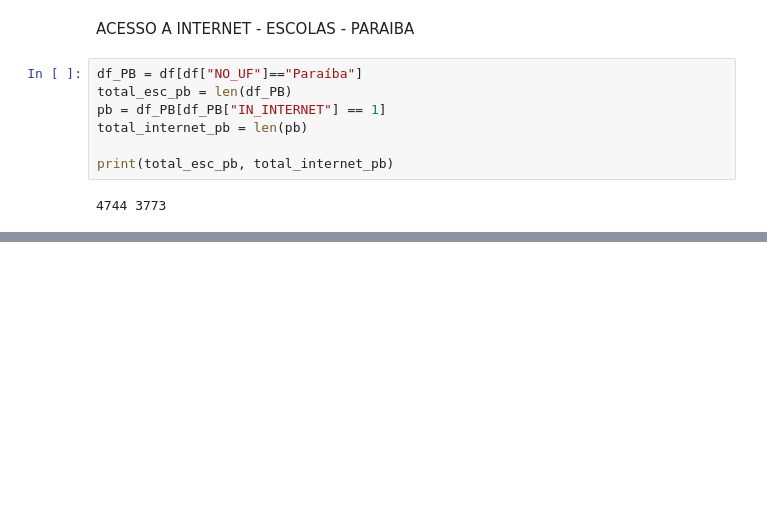
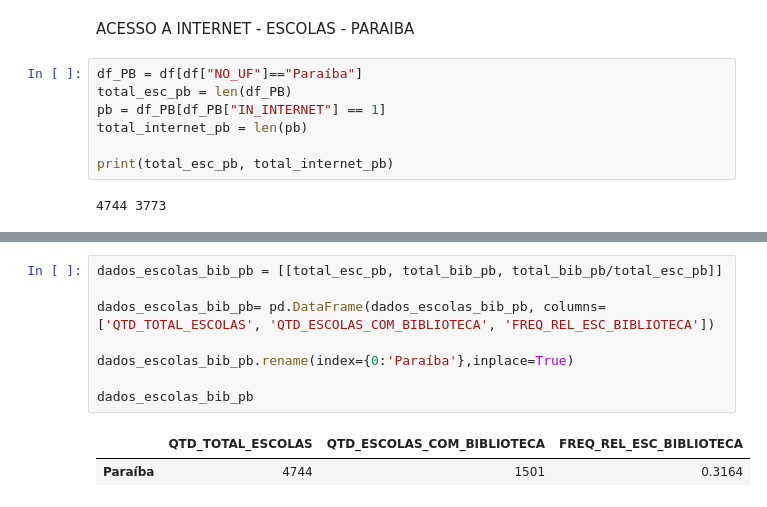
Before and after one commit to analluvias/dashboard, a Jupyter notebook: dashboard.ipynb, the cells around one changed output, grey strips where cells are left out. Cells and saved outputs as stored; diff of their text form; blank space fills up the shorter version.

```diff
--- a/dashboard.ipynb
+++ b/dashboard.ipynb
@@ -496,0 +569,11 @@ dados_escolas_internet_pb
+# %%
+dados_escolas_bib_pb = [[total_esc_pb, total_bib_pb, total_bib_pb/total_esc_pb]]
+
+dados_escolas_bib_pb= pd.DataFrame(dados_escolas_bib_pb, columns=['QTD_TOTAL_ESCOLAS', 'QTD_ESCOLAS_COM_BIBLIOTECA', 'FREQ_REL_ESC_BIBLIOTECA'])
+
+dados_escolas_bib_pb.rename(index={0:'Paraíba'},inplace=True)
+
+dados_escolas_bib_pb
+# %% [output]
+|  | QTD_TOTAL_ESCOLAS | QTD_ESCOLAS_COM_BIBLIOTECA | FREQ_REL_ESC_BIBLIOTECA |
+| Paraíba | 4744 | 1501 | 0.3164 |
```
Also changed, not shown: parts of 11 cells of this notebook.
